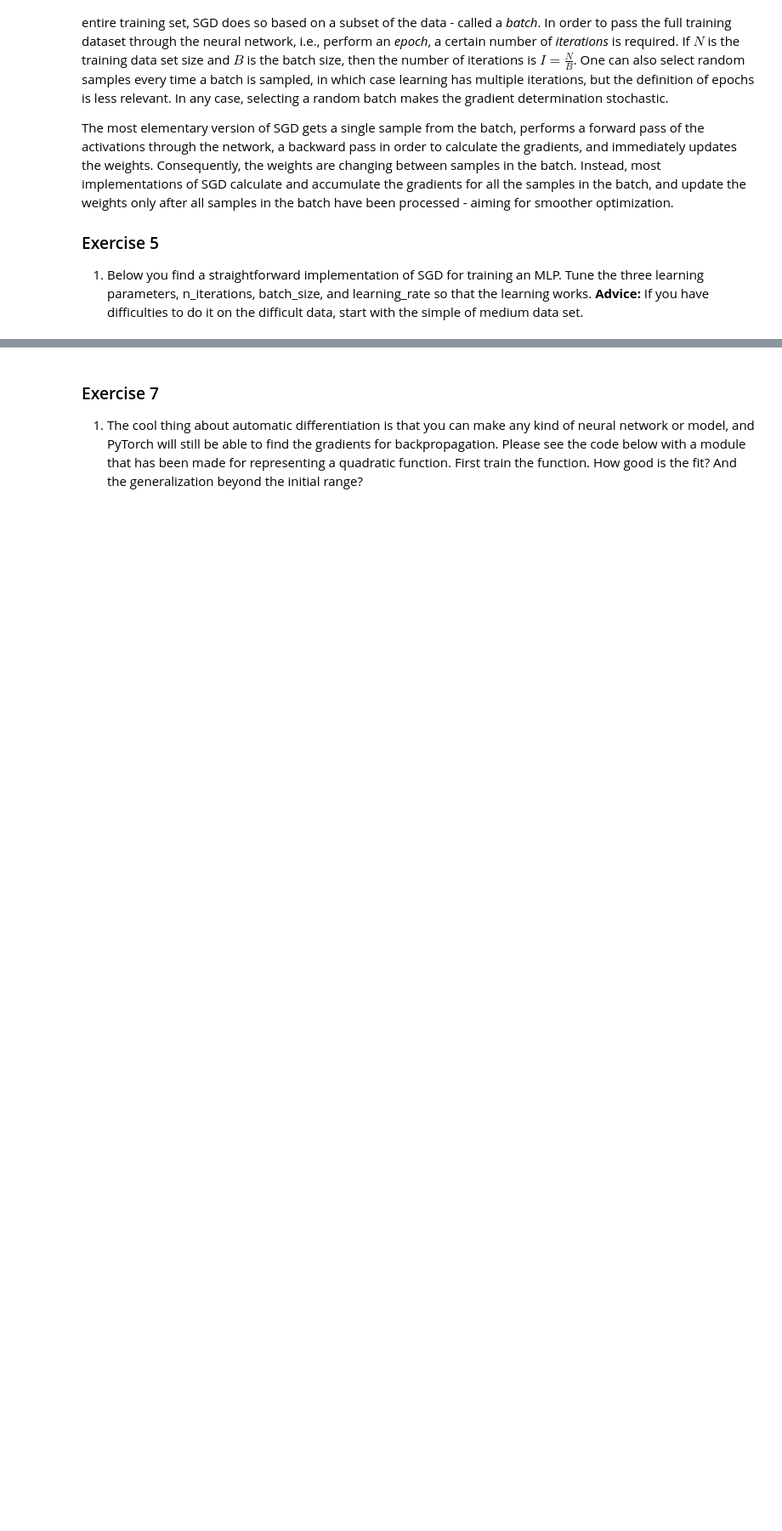
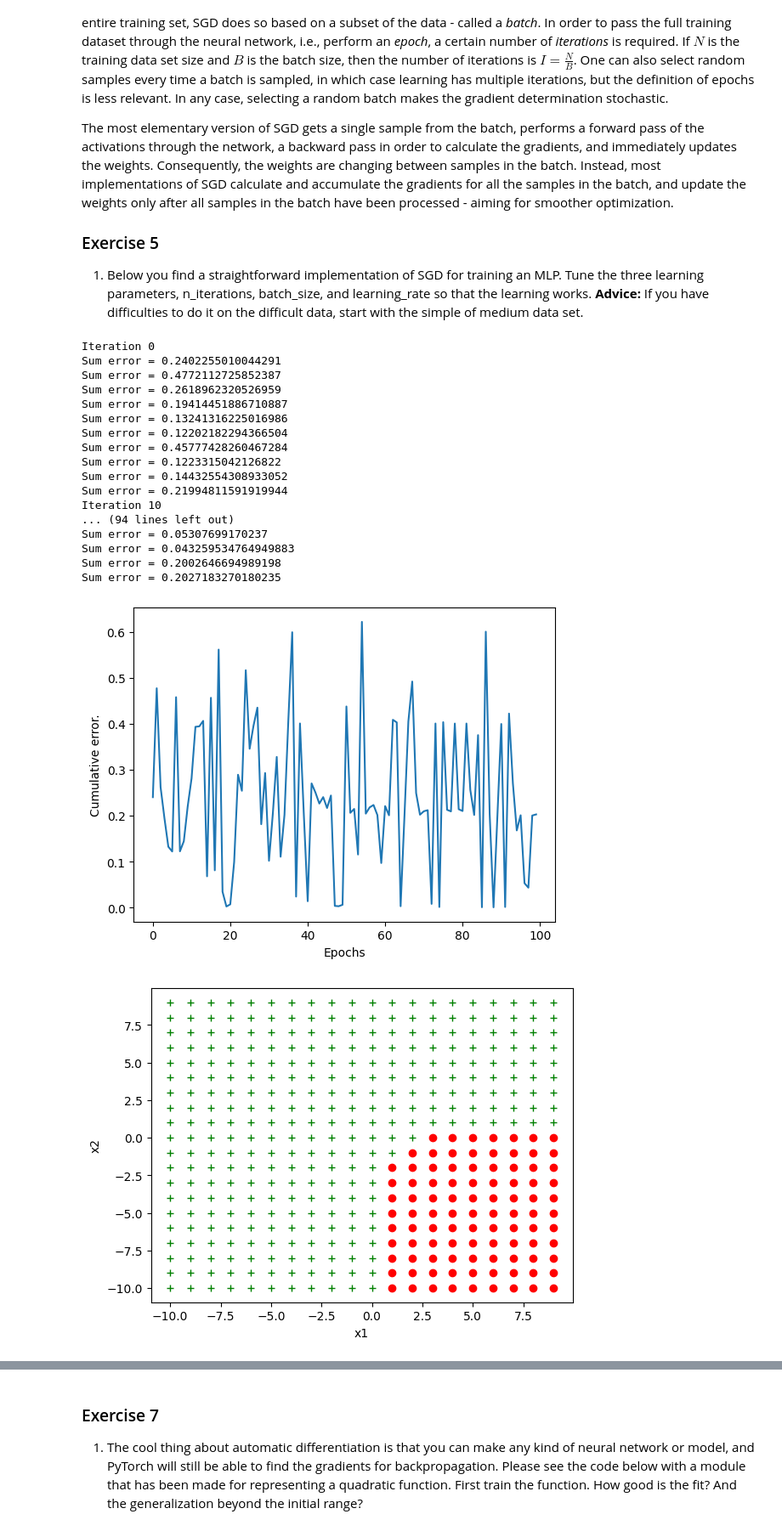
Before and after one commit to guidoAI/ANNs, a Jupyter notebook: Artificial neural networks.ipynb, the cells around one changed output, grey strips where cells are left out. Shown at 85% size. Drawn from its saved outputs; the diff is of its cells as text; code cells hidden in the pictures; blank space fills up the shorter version.

```diff
--- a/Artificial neural networks.ipynb
+++ b/Artificial neural networks.ipynb
@@ -460,7 +464,7 @@ for i in range(n_iterations):
 
     for j in samples:
         # calculate output and hidden neuron activations:
-        inputs[0,0:2] = [x1[j], x2[j]]
+        inputs[0,0:2] = [x1[j][0], x2[j][0]]
         [h,o] = perceptron.get_output_MLP(w_ih, w_ho, inputs)
 
         # calculate the gradients:
@@ -471,30 +475,50 @@ for i in range(n_iterations):
         gradient_ih = error * o * (1-o) * w_ho * np.transpose(h) * (1-np.transpose(h))
         gradient_ih = np.transpose(np.multiply(inputs, gradient_ih))
         gradient_ih = gradient_ih[:,:-1]
 
         # accumulate gradients:
         d_w_ho += learning_rate * gradient_ho
         d_w_ih += learning_rate * gradient_ih
 
         # keep track of the loss:
         sum_err += error*error
 
     # Perform the weight update:
     w_ho -= d_w_ho
     w_ih -= d_w_ih
 
     Weights.append((np.copy(w_ho), np.copy(w_ih)))
 
     sum_errs[i] = sum_err / batch_size
     print(f'Sum error = {sum_errs[i][0]}')
 
 plt.figure()
 plt.plot(sum_errs)
 plt.xlabel('Epochs')
 plt.ylabel('Cumulative error.')
 
 # draw the output:
 perceptron.draw_MLP(w_ih, w_ho, threshold = 0.5)
 
 # draw how it should be:
 perceptron.plot_data(x1, x2, t)
+# %% [output]
+Iteration 0
+Sum error = 0.2402255010044291
+Sum error = 0.4772112725852387
+Sum error = 0.2618962320526959
+Sum error = 0.19414451886710887
+Sum error = 0.13241316225016986
+Sum error = 0.12202182294366504
+Sum error = 0.45777428260467284
+Sum error = 0.1223315042126822
+Sum error = 0.14432554308933052
+Sum error = 0.21994811591919944
+Iteration 10
+... (94 lines left out)
+Sum error = 0.05307699170237
+Sum error = 0.043259534764949883
+Sum error = 0.2002646694989198
+Sum error = 0.2027183270180235
+[figure, added]
+[figure, added]
```
Also changed, not shown: parts of 15 cells of this notebook, 1 other file.
